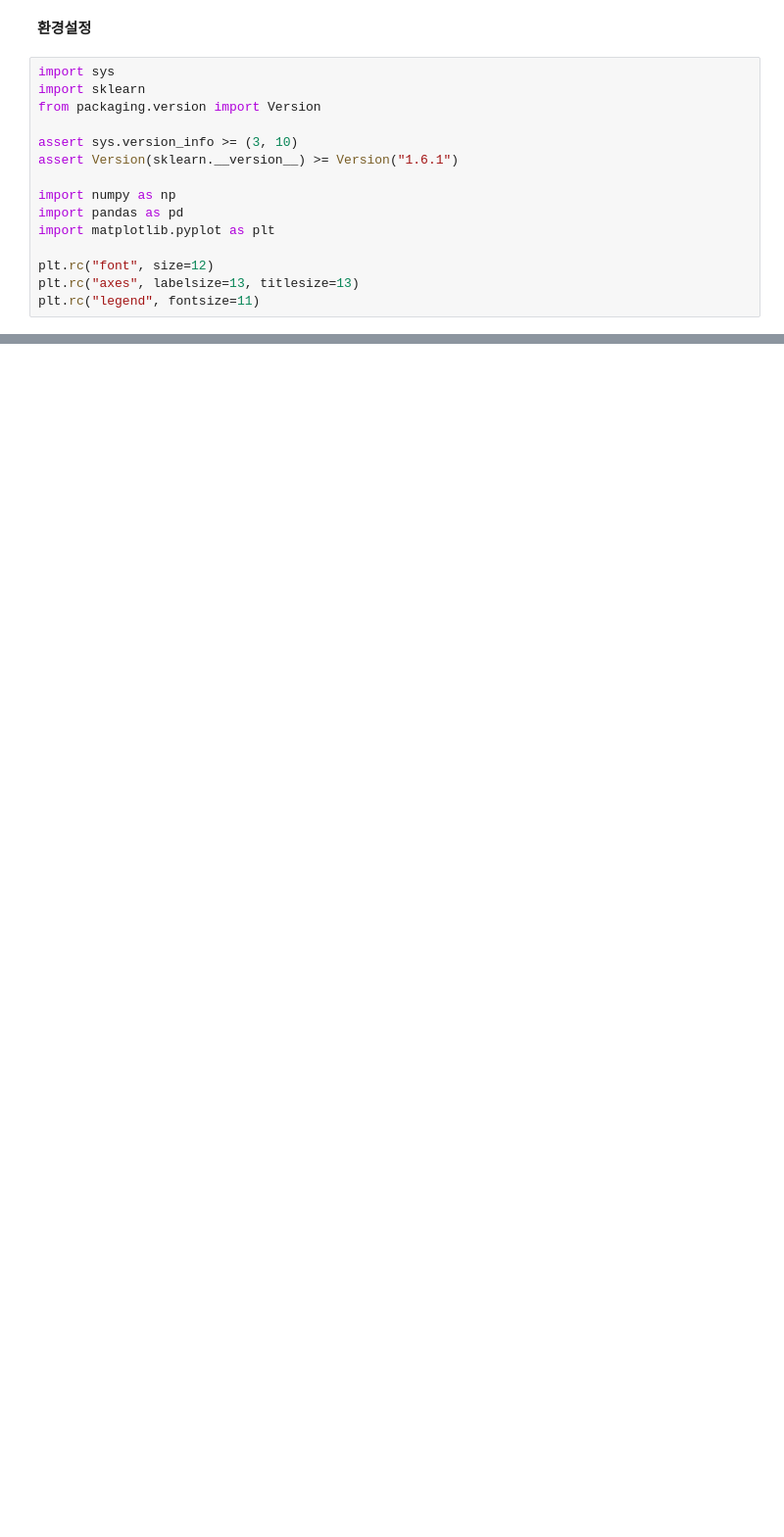
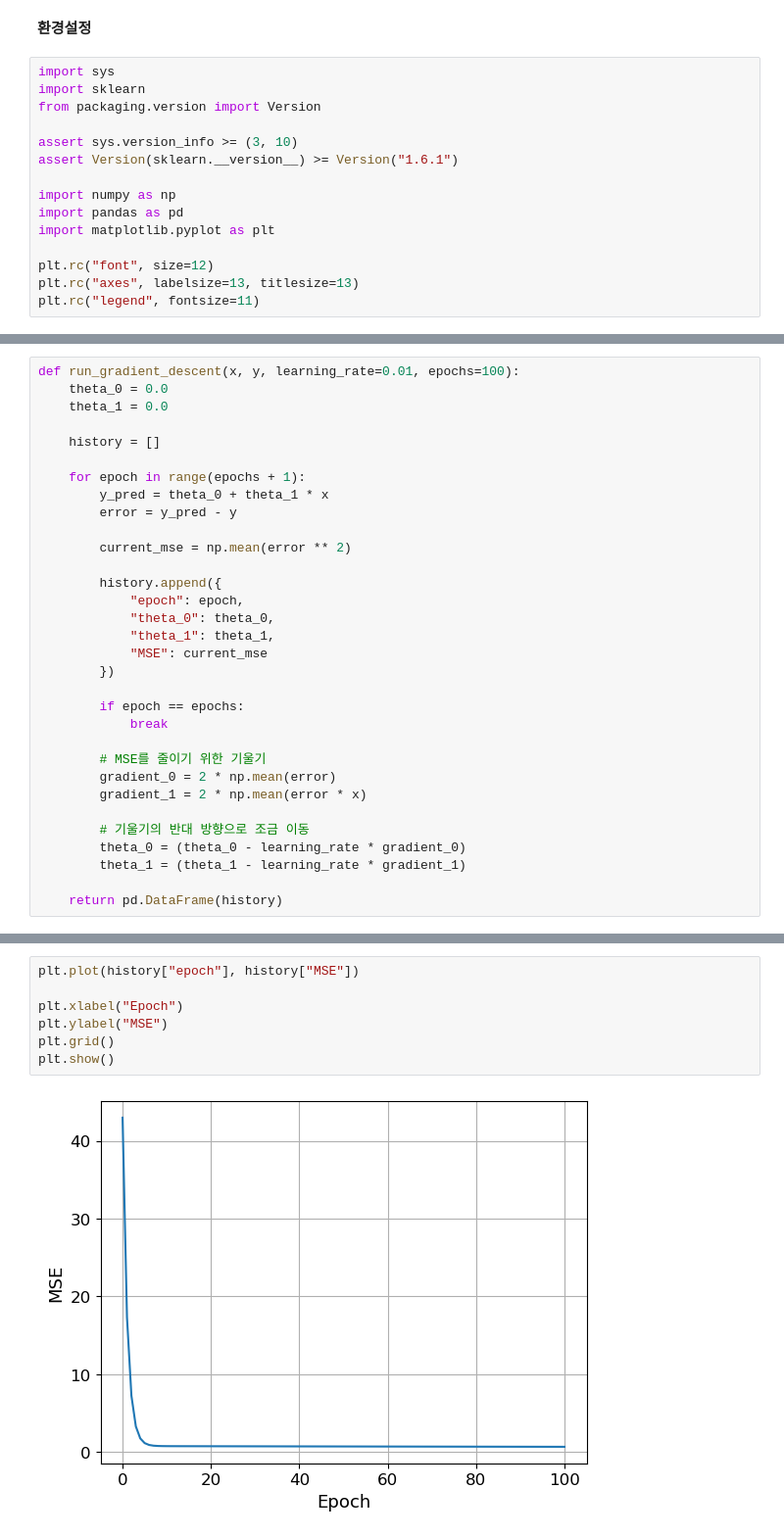
Before and after one commit to codingalzi/code-workout-ml, a Jupyter notebook: p3_lab_gradient_descent.ipynb, the cells around one changed output, grey strips where cells are left out. Shown at 98% size. Cells and saved outputs as stored; diff of their text form; blank space fills up the shorter version.

```diff
--- a/p3_lab_gradient_descent.ipynb
+++ b/p3_lab_gradient_descent.ipynb
@@ -536,0 +200,32 @@ print(
+# %%
+def run_gradient_descent(x, y, learning_rate=0.01, epochs=100):
+    theta_0 = 0.0
+    theta_1 = 0.0
+
+    history = []
+
+    for epoch in range(epochs + 1):
+        y_pred = theta_0 + theta_1 * x
+        error = y_pred - y
+
+        current_mse = np.mean(error ** 2)
+
+        history.append({
+            "epoch": epoch,
+            "theta_0": theta_0,
+            "theta_1": theta_1,
+            "MSE": current_mse
+        })
+
+        if epoch == epochs:
+            break
+
+        # MSE를 줄이기 위한 기울기
+        gradient_0 = 2 * np.mean(error)
+        gradient_1 = 2 * np.mean(error * x)
+
+        # 기울기의 반대 방향으로 조금 이동
+        theta_0 = (theta_0 - learning_rate * gradient_0)
+        theta_1 = (theta_1 - learning_rate * gradient_1)
+
+    return pd.DataFrame(history)
@@ -536,0 +294,9 @@ print(
+# %%
+plt.plot(history["epoch"], history["MSE"])
+
+plt.xlabel("Epoch")
+plt.ylabel("MSE")
+plt.grid()
+plt.show()
+# %% [output]
+[figure, added]
```
Also changed, not shown: parts of 81 cells of this notebook, 2 other files.
